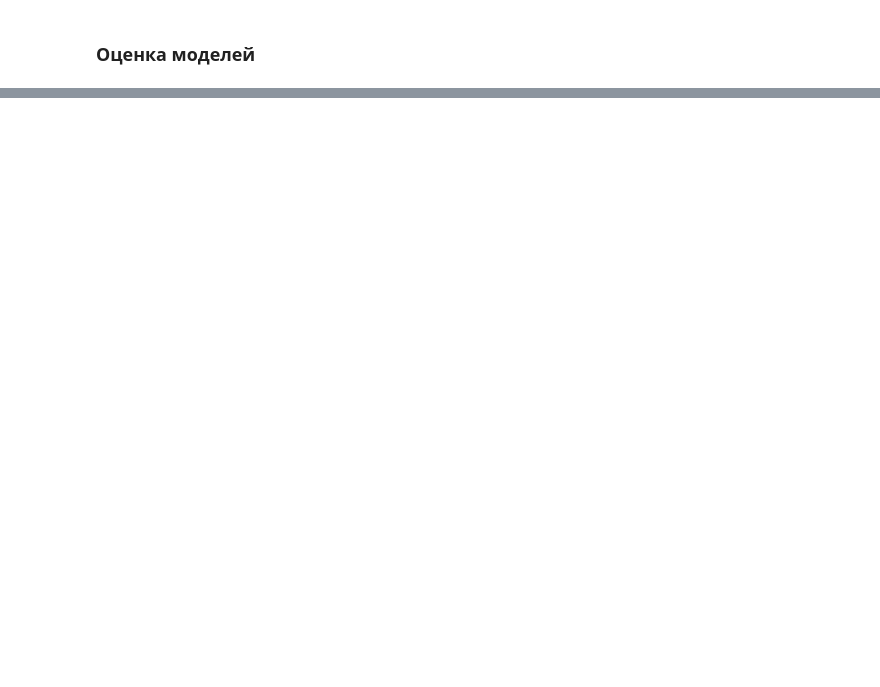
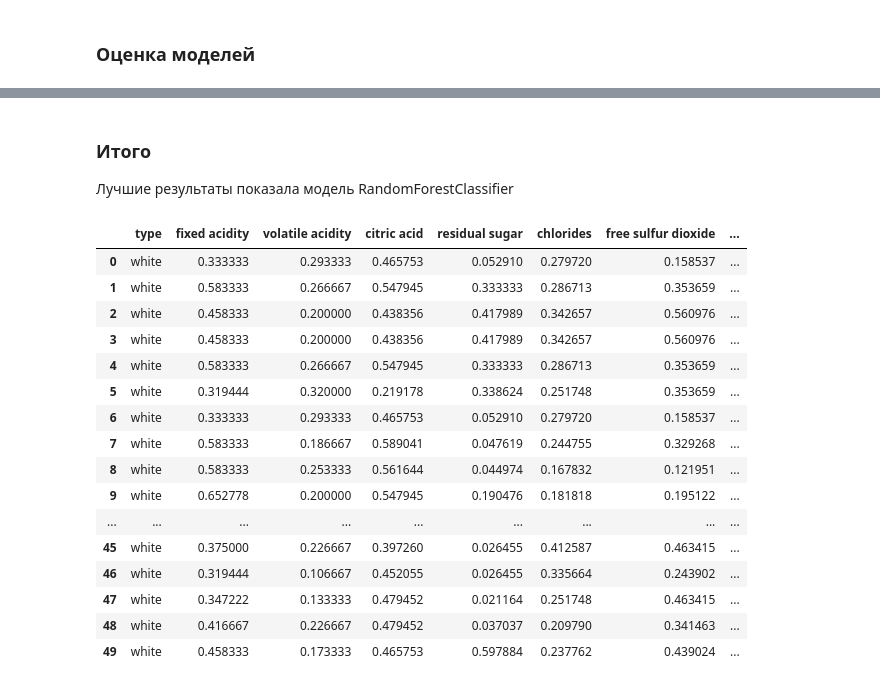
Before and after one commit to MelnikDM/Netology, a Jupyter notebook: CRISP_DM/WIne_Quality/notebooks/Wine_modelling.ipynb, the cells around one changed output, grey strips where cells are left out. Drawn from its saved outputs; the diff is of its cells as text; code cells hidden in the pictures; blank space fills up the shorter version.

```diff
--- a/CRISP_DM/WIne_Quality/notebooks/Wine_modelling.ipynb
+++ b/CRISP_DM/WIne_Quality/notebooks/Wine_modelling.ipynb
@@ -168,0 +158,35 @@ Fitting 3 folds for each of 3 candidates, totalling 9 fits
+# %%
+RFC = Pipeline([
+       ('classification', RandomForestClassifier())
+])
+parameters_RFC = [{
+        'classification__max_features': (0.5, 0.8, 1),
+        'classification__n_estimators': [32, 64, 128],
+        'classification__max_depth' : [5,6,7,8,10,12],
+        'classification__criterion' :['gini', 'entropy']
+}]
+
+scores=['accuracy', 'f1']
+
+grid_RFC = GridSearchCV(
+                RFC,
+                param_grid = parameters_RFC,
+                cv=3,
+                scoring=scores,
+                refit=scores[0],
+                n_jobs=-1,
+                verbose=1
+)
+
+
+grid_RFC_sc = grid_RFC.fit(x_train, y_train)
+
+with open('E:/Repositories/Projects/SVO/Netology/CRISP_DM/WIne_Quality/models/RFC.pkl', 'wb') as file:
+    pickle.dump(RFC, file)
+
+with open('E:/Repositories/Projects/SVO/Netology/CRISP_DM/WIne_Quality/reports/RFC.txt', 'a') as f:
+        f.write('Model: {}\n'.format(str(grid_RFC).split('(')[0]))
+        f.write('Accuracy: {}\n'.format(grid_RFC_sc.best_score_))
+        f.write('Best params: {}'.format(grid_RFC_sc.best_params_))
+        f.write('\n---\n')
+f.close()
@@ -211,3 +237,35 @@ Accuracy: 0.75
 Precision: 0.79
 Recall: 0.85
 f1_score: 0.82
+# %% [markdown]
+### Итого
+
+Лучшие результаты показала модель RandomForestClassifier
+# %%
+y_pred = grid_RFC.best_estimator_.predict(x_test)
+y_pred = pd.DataFrame(y_pred)
+
+y_pred.to_csv('E:/Repositories/Projects/SVO/Netology/CRISP_DM/WIne_Quality/data/processed/y_pred.csv')
+
+df['y_pred'] = y_pred
+df.to_csv('E:/Repositories/Projects/SVO/Netology/CRISP_DM/WIne_Quality/data/processed/wine_prediction_final.csv', index = False )
+# %%
+df.head(50)
+# %% [output]
+|  | type | fixed acidity | volatile acidity | citric acid | residual sugar | chlorides | free sulfur dioxide | ... |
+| 0 | white | 0.333333 | 0.293333 | 0.465753 | 0.052910 | 0.279720 | 0.158537 | ... |
+| 1 | white | 0.583333 | 0.266667 | 0.547945 | 0.333333 | 0.286713 | 0.353659 | ... |
+| 2 | white | 0.458333 | 0.200000 | 0.438356 | 0.417989 | 0.342657 | 0.560976 | ... |
+| 3 | white | 0.458333 | 0.200000 | 0.438356 | 0.417989 | 0.342657 | 0.560976 | ... |
+| 4 | white | 0.583333 | 0.266667 | 0.547945 | 0.333333 | 0.286713 | 0.353659 | ... |
+| 5 | white | 0.319444 | 0.320000 | 0.219178 | 0.338624 | 0.251748 | 0.353659 | ... |
+| 6 | white | 0.333333 | 0.293333 | 0.465753 | 0.052910 | 0.279720 | 0.158537 | ... |
+| 7 | white | 0.583333 | 0.186667 | 0.589041 | 0.047619 | 0.244755 | 0.329268 | ... |
+| 8 | white | 0.583333 | 0.253333 | 0.561644 | 0.044974 | 0.167832 | 0.121951 | ... |
+| 9 | white | 0.652778 | 0.200000 | 0.547945 | 0.190476 | 0.181818 | 0.195122 | ... |
+| ... | ... | ... | ... | ... | ... | ... | ... | ... |
+| 45 | white | 0.375000 | 0.226667 | 0.397260 | 0.026455 | 0.412587 | 0.463415 | ... |
+| 46 | white | 0.319444 | 0.106667 | 0.452055 | 0.026455 | 0.335664 | 0.243902 | ... |
+| 47 | white | 0.347222 | 0.133333 | 0.479452 | 0.021164 | 0.251748 | 0.463415 | ... |
+| 48 | white | 0.416667 | 0.226667 | 0.479452 | 0.037037 | 0.209790 | 0.341463 | ... |
+| 49 | white | 0.458333 | 0.173333 | 0.465753 | 0.597884 | 0.237762 | 0.439024 | ... |
```
Also changed, not shown: parts of 10 cells of this notebook.
